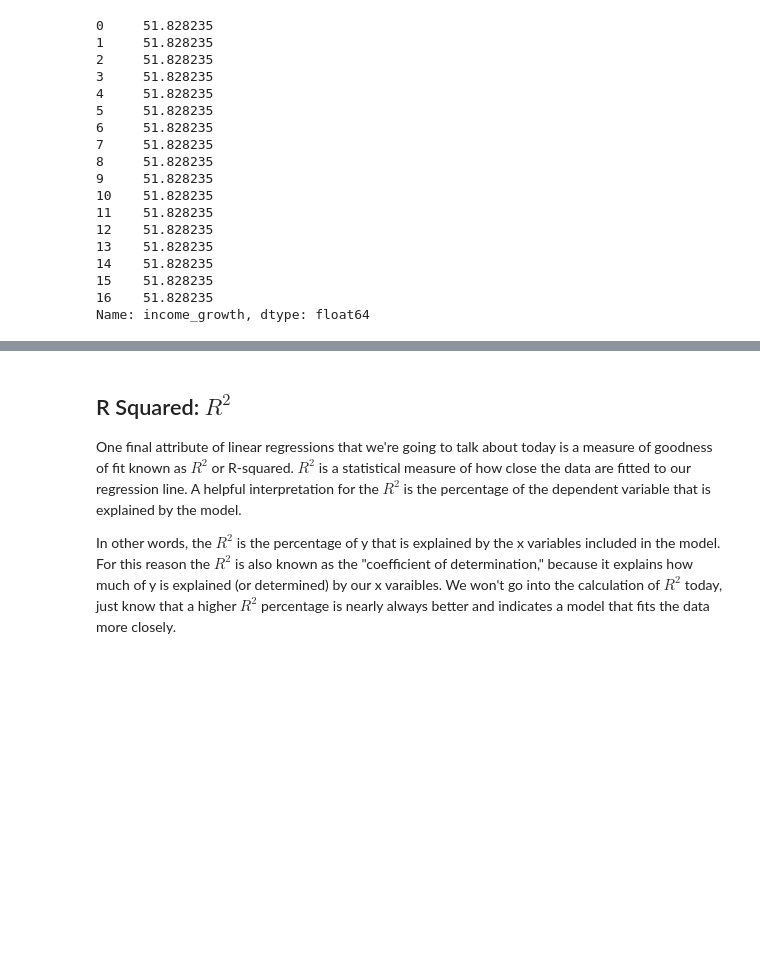
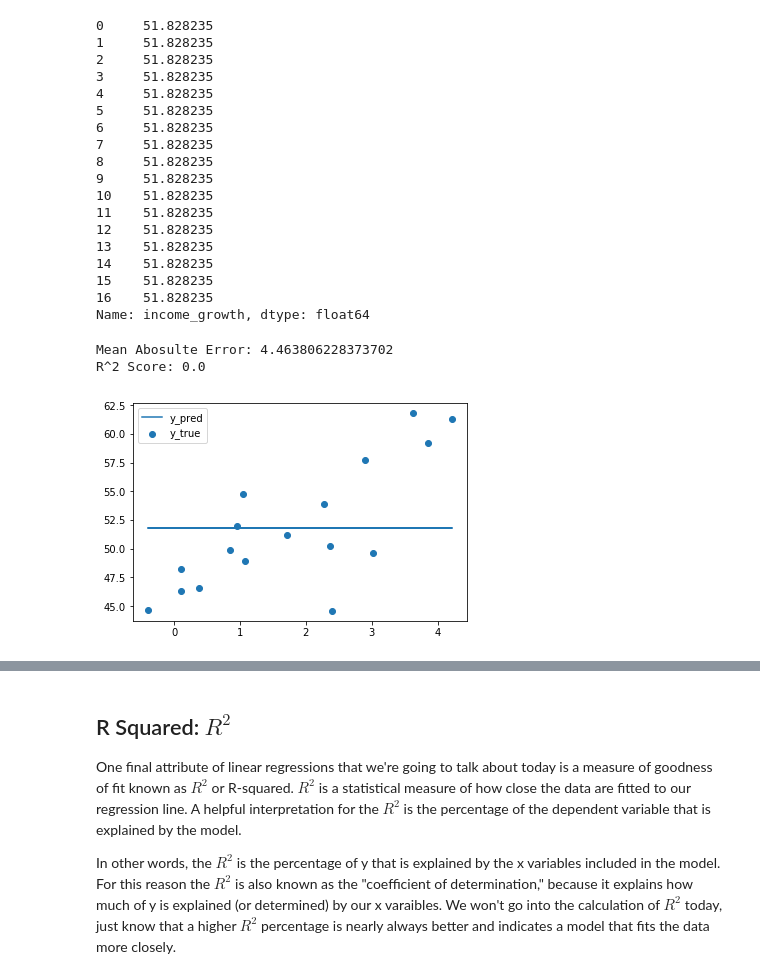
Before and after one commit to LambdaSchool/DEPRECATED-DS-Unit-2-Linear-Models, a Jupyter notebook: module3-understanding-linear-regression/understanding_linear_regression.ipynb, the cells around one changed output, grey strips where cells are left out. Saved outputs shown, nothing was run; the diff lists cells and outputs as text; code cells hidden in the pictures; blank space fills up the shorter version.

```diff
--- a/module3-understanding-linear-regression/understanding_linear_regression.ipynb
+++ b/module3-understanding-linear-regression/understanding_linear_regression.ipynb
@@ -246,10 +246,18 @@ Name: income_growth, dtype: float64
 import matplotlib.pyplot as plt;
 from sklearn.metrics import mean_absolute_error, r2_score;
 
-#def plot_preds(x, y, y_pred):
-#    plt.scatter(x, y, label='y_true');
-#    plt.plot(x, y_pred, lavel='y_pred');
-#    plt.legend();
+def plot_preds(x, y, y_pred):
+    plt.scatter(x, y, label='y_true');
+    plt.plot(x, y_pred, label='y_pred');
+    plt.legend();
 
-#    mae = mean_absolute_error(y, y_pred);
-#    r2 = r2_score()
+    mae = mean_absolute_error(y, y_pred);
+    r2 = r2_score(y, y_pred);
+    print(f'Mean Abosulte Error: {mae}');
+    print(f'R^2 Score: {r2}');
+# %%
+plot_preds(x, y, y_pred);
+# %% [output]
+Mean Abosulte Error: 4.463806228373702
+R^2 Score: 0.0
+[figure, added]
```
Also changed, not shown: parts of 16 cells of this notebook.
